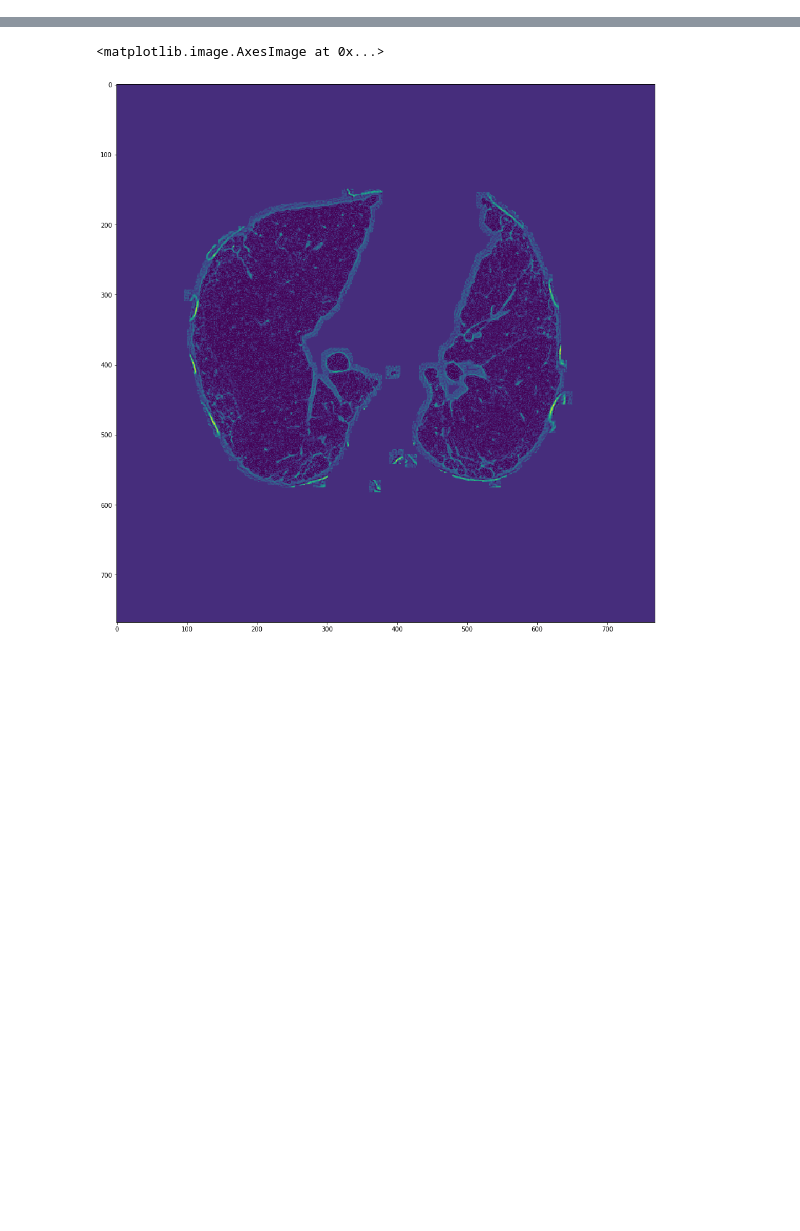
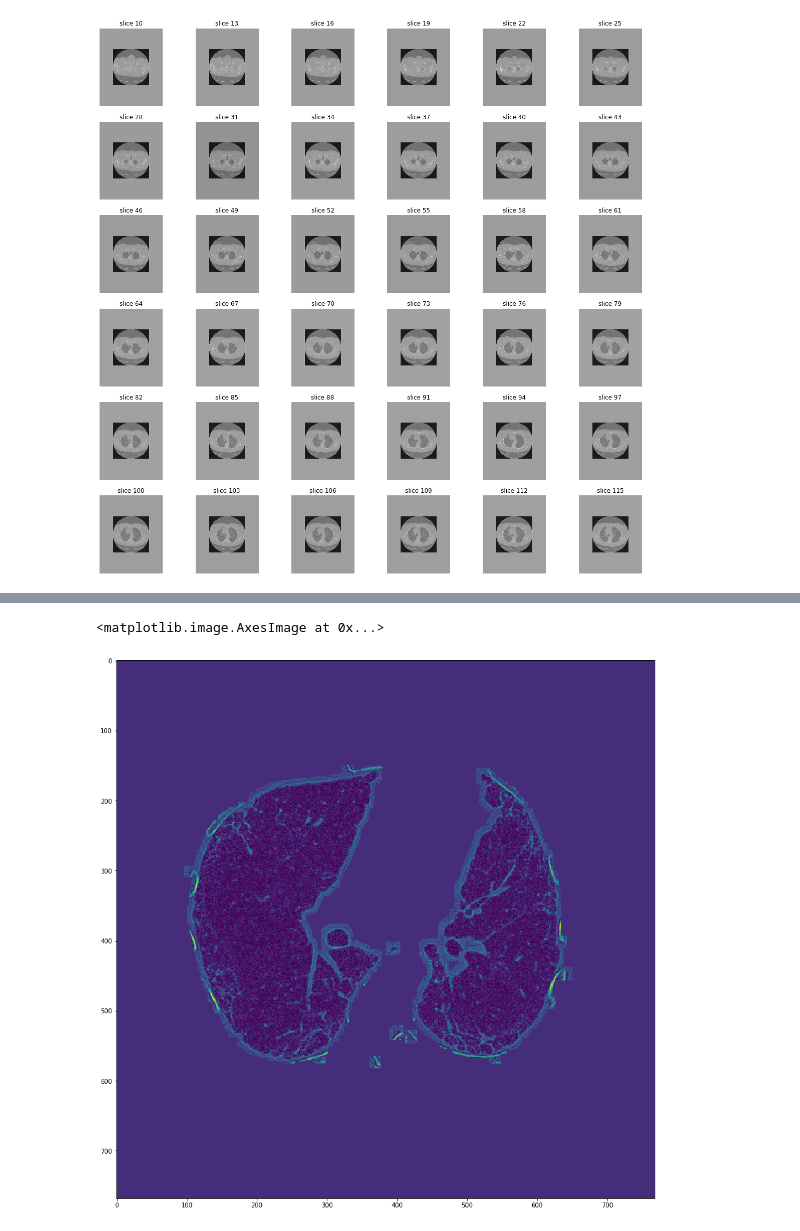
Before and after one commit to EdMDias/OSIC_kaggle_project, a Jupyter notebook: largest_slice_of_lung.ipynb, the cells around one changed output, grey strips where cells are left out. Drawn from its saved outputs; the diff is of its cells as text; code cells hidden in the pictures; blank space fills up the shorter version.

```diff
--- a/largest_slice_of_lung.ipynb
+++ b/largest_slice_of_lung.ipynb
@@ -127,0 +153,4 @@ Shape after resampling   (315, 374, 374)
+# %%
+sample_stack(imgs_after_resamp)
+# %% [output]
+[figure, added]
```
Also changed, not shown: parts of 34 cells of this notebook, 1 other file.
